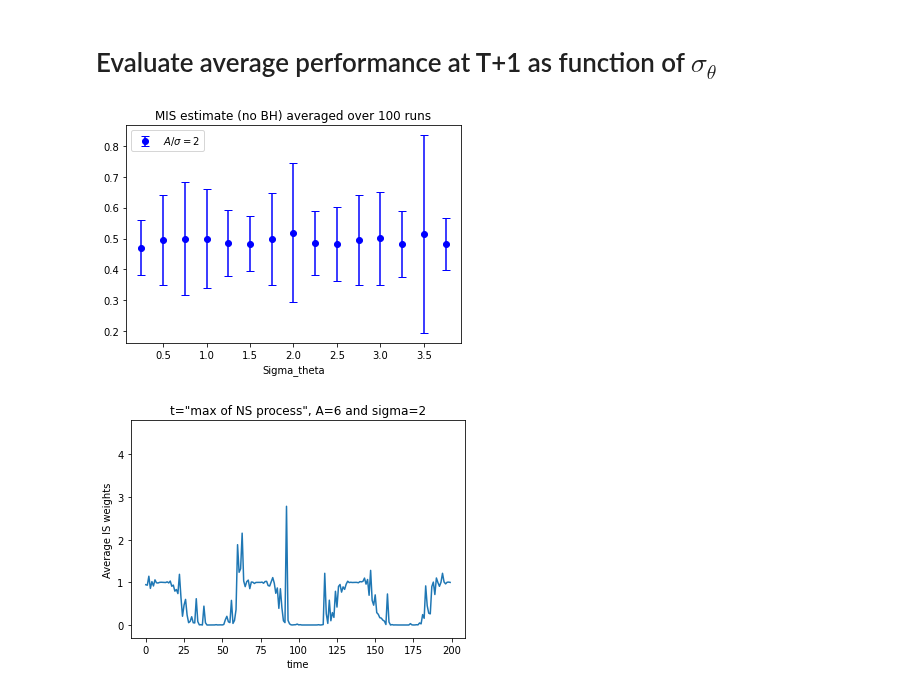
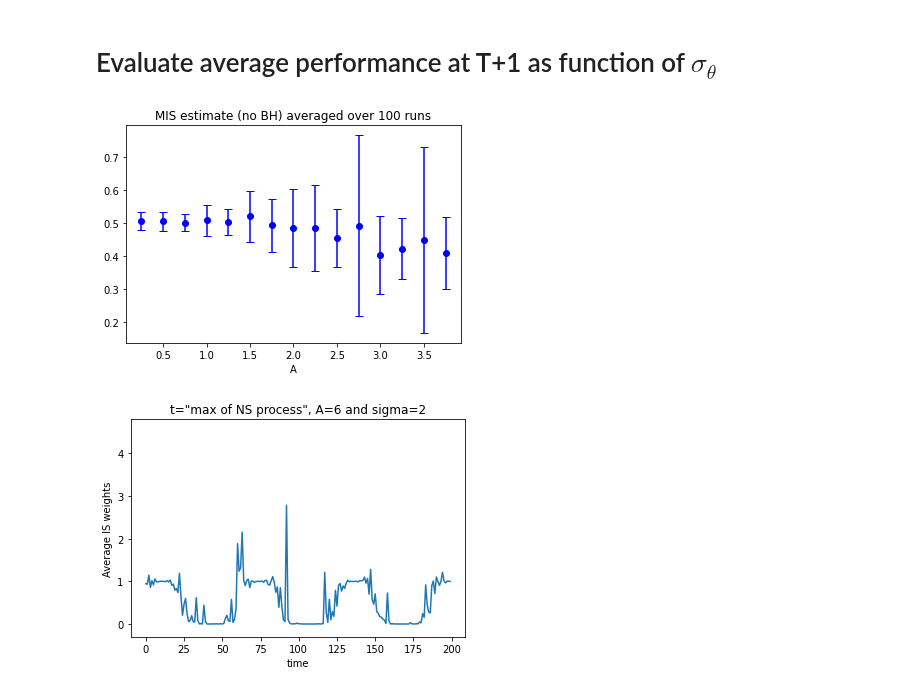
Before and after one commit to francescovidaich964/Como_lake, a Jupyter notebook: bandit_tests/non-stat_contextual_bandits.ipynb, the cells around one changed output. Drawn from its saved outputs; the diff is of its cells as text; code cells hidden in the pictures.

Commit message:
MIS estimation as a function of NS_proc at time T+1

```diff
--- a/bandit_tests/non-stat_contextual_bandits.ipynb
+++ b/bandit_tests/non-stat_contextual_bandits.ipynb
@@ -358,19 +362,18 @@ get_p = True
 t = 236
 alpha = 190
 beta = 1
-sigma_values = np.arange(0.25, 4 , 0.25)
-A_sigma_ratio = 2
-replicas = 100
+A_values = np.arange(0.25, 4 , 0.25)
+#A_sigma_ratio = 2
+replicas = 30
 
-performances = np.zeros((len(sigma_values),replicas))
+performances = np.zeros((len(A_values),replicas))
 
 # Compute performance "replica" times for each value of sigma
-for i in range(len(sigma_values)):
+for i in range(len(A_values)):
 
     for j in range(replicas):
         # Create new hyperpolicy and play it
-        A = sigma_values[i] * A_sigma_ratio
-        nu  = hyperpolicy(param_based, A=A, phi=0.1, psi=np.pi, sigma_theta=sigma_values[i])
+        nu  = hyperpolicy(param_based, A=A_values[i], phi=0.1, psi=np.pi, sigma_theta=1)
         env = environment(NS_context, remove_context, A=0.5, phi=0.1, psi=np.pi)
         contexts, thetas, rewards, actions, NS_process, theta_means = env.play(nu, n_steps=t, get_p=get_p)
 
@@ -379,14 +382,13 @@ for i in range(len(sigma_values)):
 # %%
 ### Plot results
 avg_estims = performances.mean(axis=1)
 stds = performances.std(axis=1)
-plt.errorbar(sigma_values, avg_estims, yerr=stds, fmt='bo', capsize=4, label='$A/\sigma=$'+str(A_sigma_ratio))
-plt.xlabel('Sigma_theta')
+plt.errorbar(A_values, avg_estims, yerr=stds, fmt='bo', capsize=4)
+plt.xlabel('A')
 plt.title('MIS estimate (no BH) averaged over 100 runs')
-plt.legend()
 plt.show()
 # %% [output]
-[figure, old version]
+[figure, new version]
 # %%
 ### Compute average IS weights (t=251 for 0, t=236 for max)
 t = 236
```
Also changed, not shown: parts of 11 cells of this notebook, 2 other files.
